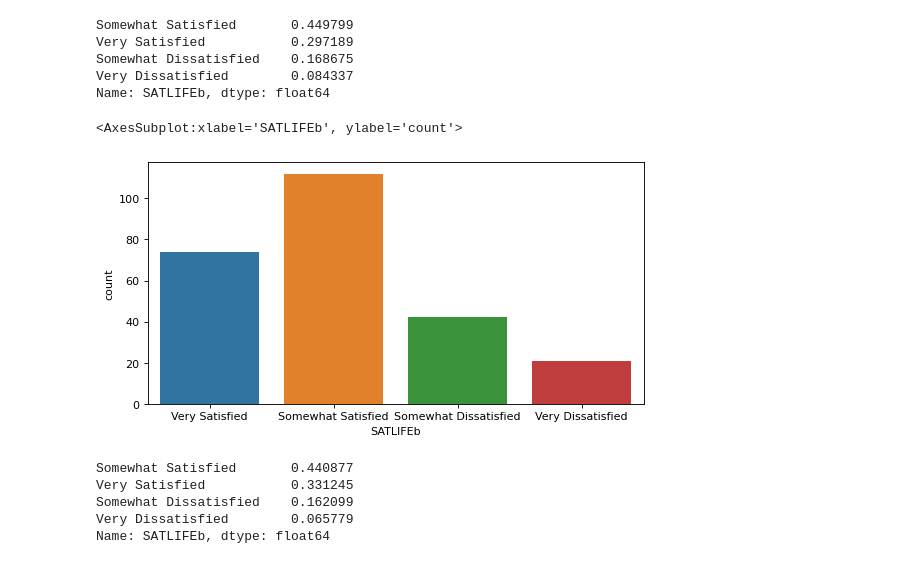
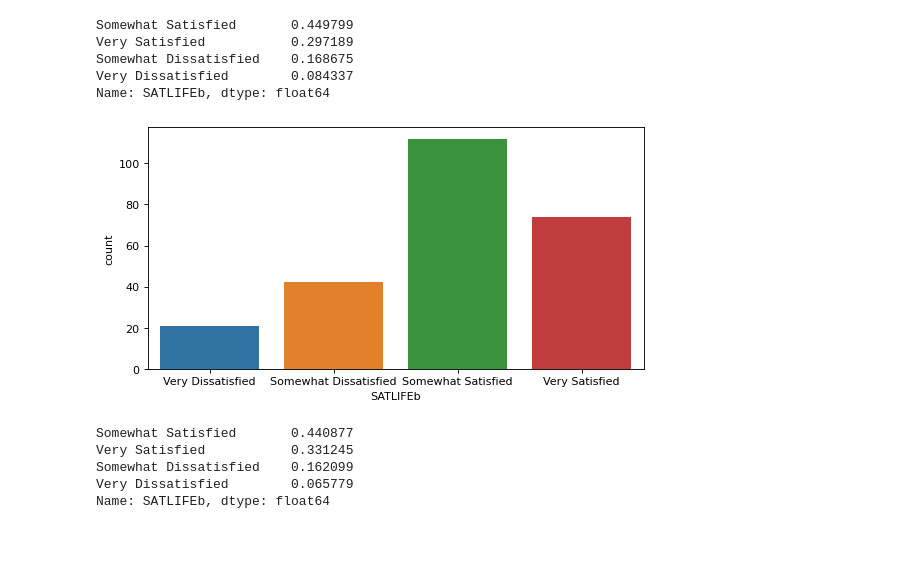
Before and after one commit to emilychaukang/Data-Science-Projects, a Jupyter notebook: 1. Veteran Employment Outcomes/Note 2 - EDA for p_income and Removing Outliers.ipynb, the cells around one changed output. Saved outputs shown, nothing was run; the diff lists cells and outputs as text; code cells hidden in the pictures.

```diff
--- a/1. Veteran Employment Outcomes/Note 2 - EDA for p_income and Removing Outliers.ipynb
+++ b/1. Veteran Employment Outcomes/Note 2 - EDA for p_income and Removing Outliers.ipynb
@@ -16,4 +16,5 @@ import matplotlib.pyplot as plt
 import seaborn as sns
 # %%
 # Read the csv file
-smdf = pd.read_csv("Findjob_clean.csv")
+smdf = pd.read_csv("smdf_clean.csv")
+bdf = pd.read_csv("bdf_clean.csv")
@@ -266,10 +201,9 @@ Very Dissatisfied        0.084337
 Name: SATLIFEb, dtype: float64
 # %%
 plt.figure(figsize = (8,4),dpi=80)
-sns.countplot(data= smdf,x='SATLIFEb')
+sns.countplot(data= smdf,x='SATLIFEb',order=['Very Dissatisfied','Somewhat Dissatisfied','Somewhat Satisfied','Very Satisfied']);
 # %% [output]
-<AxesSubplot:xlabel='SATLIFEb', ylabel='count'>
-[figure, old version]
+[figure, new version]
 # %%
 # bdf shows similar results (77%)
 bdf['SATLIFEb'].value_counts()/len(bdf)
```
Also changed, not shown: parts of 29 cells of this notebook, 5 other files.
